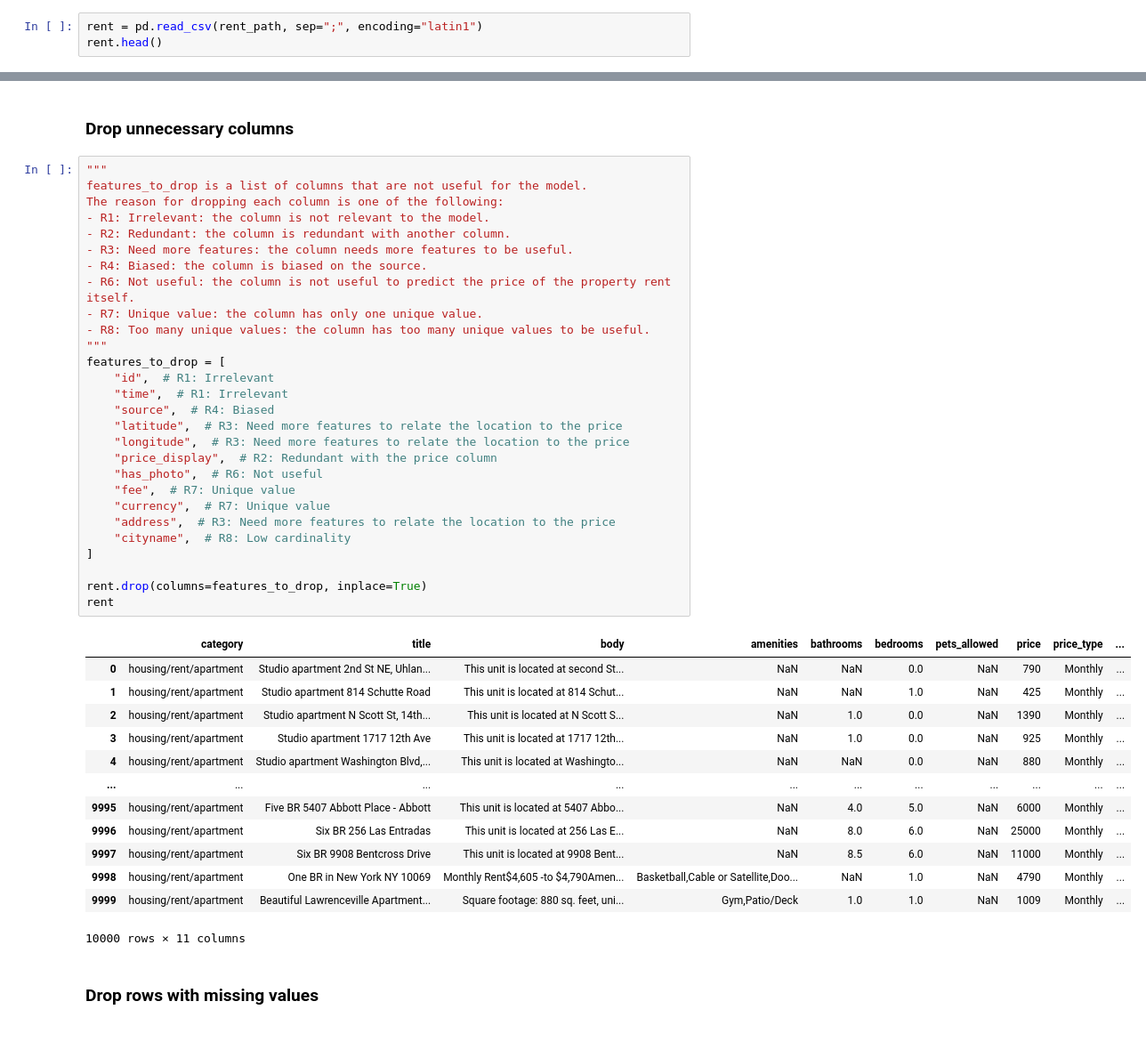
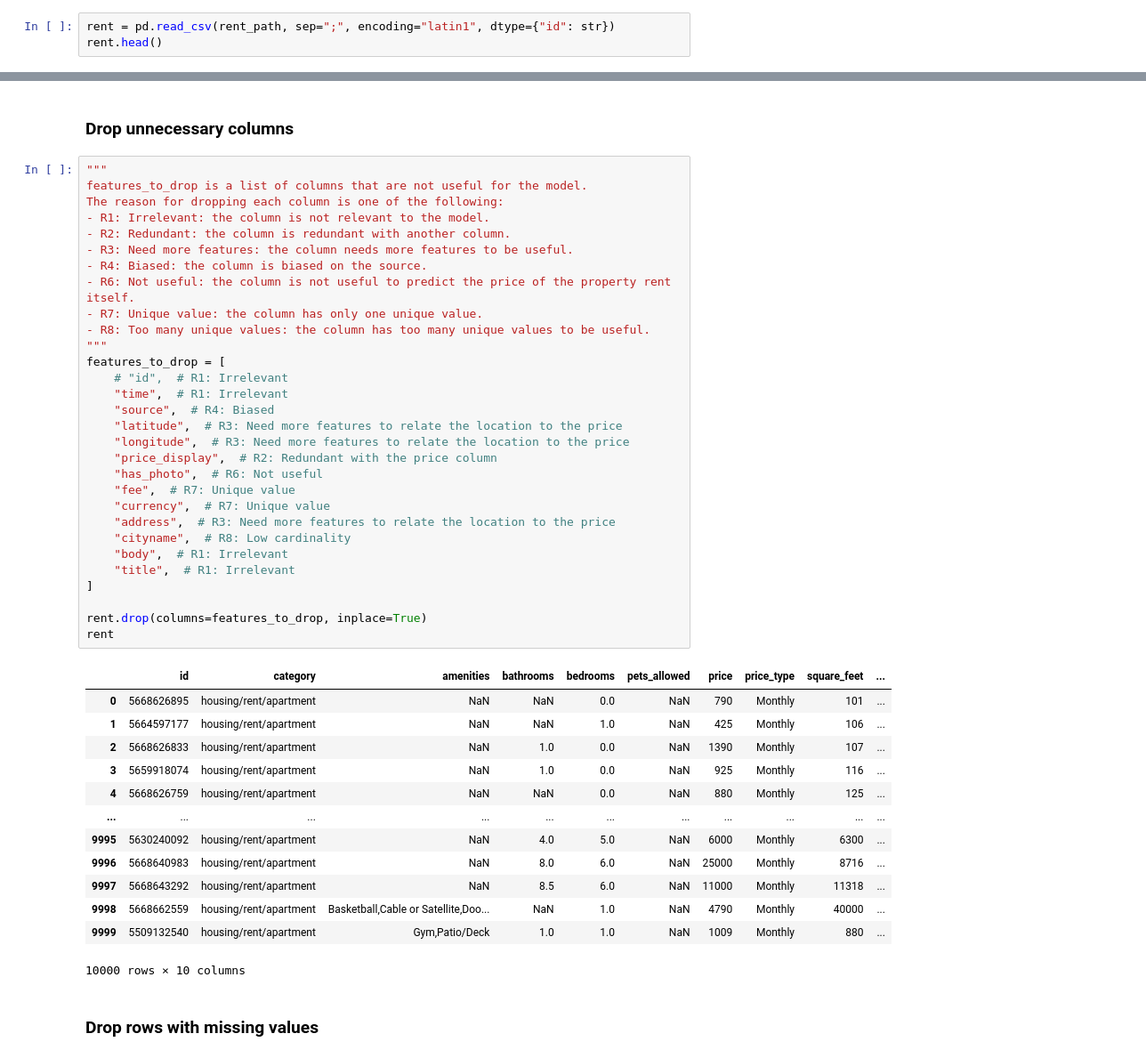
Before and after one commit to JoseEdSouza/machine-learning-works, a Jupyter notebook: rent/eda.ipynb, the cells around one changed output, grey strips where cells are left out. Shown at 89% size. Cells and saved outputs as stored; diff of their text form.

```diff
--- a/rent/eda.ipynb
+++ b/rent/eda.ipynb
@@ -18,5 +25,5 @@ rent_path = DATA_BASE_PATH / "apartments_for_rent_classified_10K.csv"
 # %%
-rent = pd.read_csv(rent_path, sep=";", encoding="latin1")
+rent = pd.read_csv(rent_path, sep=";", encoding="latin1", dtype={"id": str})
 rent.head()
 # %% [output]
 |  | id | category | title | body | amenities | bathrooms | bedrooms | currency | fee | has_photo | ... |
@@ -35,45 +62,47 @@ In this part of the notebook, we will clean the data. We will remove any unneces
 # %%
 """
 features_to_drop is a list of columns that are not useful for the model.
 The reason for dropping each column is one of the following:
 - R1: Irrelevant: the column is not relevant to the model.
 - R2: Redundant: the column is redundant with another column.
 - R3: Need more features: the column needs more features to be useful.
 - R4: Biased: the column is biased on the source.
 - R6: Not useful: the column is not useful to predict the price of the property rent itself.
 - R7: Unique value: the column has only one unique value.
 - R8: Too many unique values: the column has too many unique values to be useful.
 """
 features_to_drop = [
-    "id",  # R1: Irrelevant
+    # "id",  # R1: Irrelevant
     "time",  # R1: Irrelevant
     "source",  # R4: Biased
     "latitude",  # R3: Need more features to relate the location to the price
     "longitude",  # R3: Need more features to relate the location to the price
     "price_display",  # R2: Redundant with the price column
     "has_photo",  # R6: Not useful
     "fee",  # R7: Unique value
     "currency",  # R7: Unique value
     "address",  # R3: Need more features to relate the location to the price
     "cityname",  # R8: Low cardinality
+    "body",  # R1: Irrelevant
+    "title",  # R1: Irrelevant
 ]
 
 rent.drop(columns=features_to_drop, inplace=True)
 rent
 # %% [output]
-|  | category | title | body | amenities | bathrooms | bedrooms | pets_allowed | price | price_type | ... |
-| 0 | housing/rent/apartment | Studio apartment 2nd St NE, Uhlan... | This unit is located at second St... | NaN | NaN | 0.0 | NaN | 790 | Monthly | ... |
-| 1 | housing/rent/apartment | Studio apartment 814 Schutte Road | This unit is located at 814 Schut... | NaN | NaN | 1.0 | NaN | 425 | Monthly | ... |
-| 2 | housing/rent/apartment | Studio apartment N Scott St, 14th... | This unit is located at N Scott S... | NaN | 1.0 | 0.0 | NaN | 1390 | Monthly | ... |
-| 3 | housing/rent/apartment | Studio apartment 1717 12th Ave | This unit is located at 1717 12th... | NaN | 1.0 | 0.0 | NaN | 925 | Monthly | ... |
-| 4 | housing/rent/apartment | Studio apartment Washington Blvd,... | This unit is located at Washingto... | NaN | NaN | 0.0 | NaN | 880 | Monthly | ... |
+|  | id | category | amenities | bathrooms | bedrooms | pets_allowed | price | price_type | square_feet | ... |
+| 0 | 5668626895 | housing/rent/apartment | NaN | NaN | 0.0 | NaN | 790 | Monthly | 101 | ... |
+| 1 | 5664597177 | housing/rent/apartment | NaN | NaN | 1.0 | NaN | 425 | Monthly | 106 | ... |
+| 2 | 5668626833 | housing/rent/apartment | NaN | 1.0 | 0.0 | NaN | 1390 | Monthly | 107 | ... |
+| 3 | 5659918074 | housing/rent/apartment | NaN | 1.0 | 0.0 | NaN | 925 | Monthly | 116 | ... |
+| 4 | 5668626759 | housing/rent/apartment | NaN | NaN | 0.0 | NaN | 880 | Monthly | 125 | ... |
 | ... | ... | ... | ... | ... | ... | ... | ... | ... | ... | ... |
-| 9995 | housing/rent/apartment | Five BR 5407 Abbott Place - Abbott | This unit is located at 5407 Abbo... | NaN | 4.0 | 5.0 | NaN | 6000 | Monthly | ... |
-| 9996 | housing/rent/apartment | Six BR 256 Las Entradas | This unit is located at 256 Las E... | NaN | 8.0 | 6.0 | NaN | 25000 | Monthly | ... |
-| 9997 | housing/rent/apartment | Six BR 9908 Bentcross Drive | This unit is located at 9908 Bent... | NaN | 8.5 | 6.0 | NaN | 11000 | Monthly | ... |
-| 9998 | housing/rent/apartment | One BR in New York NY 10069 | Monthly Rent$4,605 -to $4,790Amen... | Basketball,Cable or Satellite,Doo... | NaN | 1.0 | NaN | 4790 | Monthly | ... |
-| 9999 | housing/rent/apartment | Beautiful Lawrenceville Apartment... | Square footage: 880 sq. feet, uni... | Gym,Patio/Deck | 1.0 | 1.0 | NaN | 1009 | Monthly | ... |
+| 9995 | 5630240092 | housing/rent/apartment | NaN | 4.0 | 5.0 | NaN | 6000 | Monthly | 6300 | ... |
+| 9996 | 5668640983 | housing/rent/apartment | NaN | 8.0 | 6.0 | NaN | 25000 | Monthly | 8716 | ... |
+| 9997 | 5668643292 | housing/rent/apartment | NaN | 8.5 | 6.0 | NaN | 11000 | Monthly | 11318 | ... |
+| 9998 | 5668662559 | housing/rent/apartment | Basketball,Cable or Satellite,Doo... | NaN | 1.0 | NaN | 4790 | Monthly | 40000 | ... |
+| 9999 | 5509132540 | housing/rent/apartment | Gym,Patio/Deck | 1.0 | 1.0 | NaN | 1009 | Monthly | 880 | ... |
-10000 rows × 11 columns
+10000 rows × 10 columns
 # %% [markdown]
 ### Drop rows with missing values
 # %%
```
Also changed, not shown: parts of 28 cells of this notebook.
